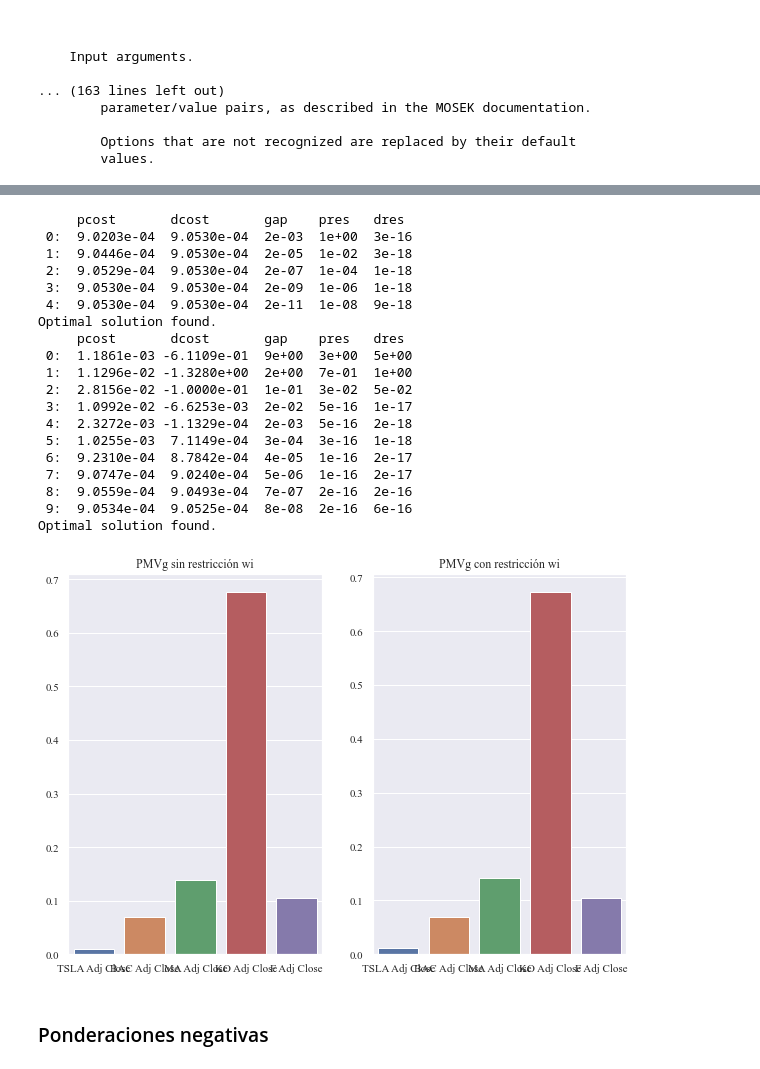
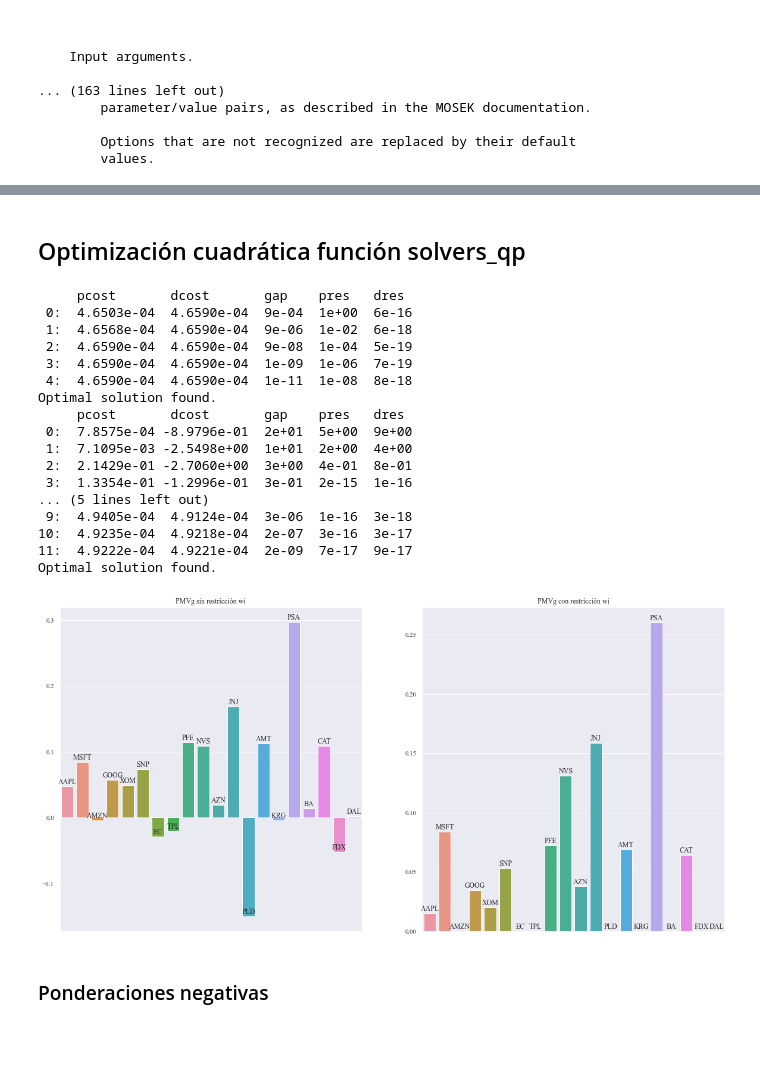
Before and after one commit to Mr-UMiguel/UExternado, a Jupyter notebook: TP/Taller1.ipynb, the cells around one changed output, grey strips where cells are left out. Drawn from its saved outputs; the diff is of its cells as text; code cells hidden in the pictures; blank space fills up the shorter version.

Commit message:
Parcial Teoría de portafolios

```diff
--- a/TP/Taller1.ipynb
+++ b/TP/Taller1.ipynb
@@ -71,3 +130,3 @@ prices = get_data(symbols=['TSLA','BAC','MA','KO','F'],start_date="2011-11-30",e
 # %%
-returns = get_data(symbols=['TSLA','BAC','MA','KO','F'],start_date="2011-11-30",end_date="2022-01-31",frequency='M').returns(return_type="log",plot=True)
+returns = get_data(symbols=symbols,start_date="2011-11-30",end_date="2022-01-31",frequency='M').returns(return_type="log",plot=True)
 # %% [output]
@@ -98,4 +198,4 @@ retornos = returns
 # %%
-rpmv, sigmapmv ,wpmv  = PMV(returns=retornos).mv().pmv
-PMV(returns=retornos).mv().plot(include_assets=True)
+rpmv, sigmapmv ,wpmv  = PMV(returns=returns).mv().pmv
+PMV(returns=returns).mv().plot(include_assets=True)
 # %% [output]
@@ -181,8 +322,8 @@ qp(P, q, G=None, h=None, A=None, b=None, solver=None, kktsolver=None, initvals=N
         Options that are not recognized are replaced by their default
         values.
 # %%
-vcov = np.matrix(retornos.cov())
-mu =  np.array(retornos.agg(np.mean))
+vcov = np.matrix(returns.cov())
+mu =  np.array(returns.agg(np.mean))
 # %%
 print(f"""
 Matriz de varianzas y covarianzas
@@ -216,3 +359,5 @@ Portafolio de mínima varianza o retorno objetivo
+# %% [markdown]
+## Optimización cuadrática función solvers_qp
 # %%
 def solvers_qp(vcov,mu,optimal_portfolio,inequality=False,):
     """
@@ -253,7 +398,7 @@ def solvers_qp(vcov,mu,optimal_portfolio,inequality=False,):
                         puede ser el retorno del portafolio de mínima varianza global o el portafolio
                         óptimo de sharp
 
-    inequality : bool -> False si w'1 = 1 o True si w'1 >= 0
+    inequality : bool , default = False si w'1 = 1 o True si w'1 >= 0
 
     Ejemplo:
     -------------------------------------------------------------------
@@ -306,38 +451,48 @@ def solvers_qp(vcov,mu,optimal_portfolio,inequality=False,):
     response = np.array(solvers.qp(P=P,q=q,G=G,h=h,show_progress=False)['x']).reshape(-1)
     return response
 # %%
-returns = retornos
+## Resultados de la optimización
+
+## portafolio de mínima varianza global con y sin restricciones
 solv_nwi = solvers_qp(vcov = vcov, mu = mu, optimal_portfolio=rpmv, inequality=False)
 solv_wi = solvers_qp(vcov = vcov, mu = mu, optimal_portfolio=rpmv, inequality=True)
 
-fig, axes = plt.subplots(1,2,figsize=(10,7))
-sns.barplot(ax=axes[0],x=returns.columns,y=solv_nwi)
-axes[0].set_title('PMVg sin restricción wi')
+fig, axes = plt.subplots(1,2,figsize=(20,10))
+ax1 = sns.barplot(ax=axes[0],x=returns.columns,y=solv_nwi)
+for p,name in zip(ax1.patches,returns.columns):
+    ax1.annotate(name,(p.get_x() + p.get_width() / 2., p.get_height()),
+                ha='center', va='center',
+                xytext=(0, 7), textcoords='offset points')
+ax1.set_title('PMVg sin restricción wi')
+ax1.set(xticklabels=[])
 
-sns.barplot(ax=axes[1],x=returns.columns,y=solv_wi)
+ax2 = sns.barplot(ax=axes[1],x=returns.columns,y=solv_wi)
+for p,name in zip(ax2.patches,returns.columns):
+    ax2.annotate(name,(p.get_x() + p.get_width() / 2., p.get_height()),
+                ha='center', va='center',
+                xytext=(0, 7), textcoords='offset points')
 axes[1].set_title('PMVg con restricción wi')
+ax2.set(xticklabels=[])
 plt.show()
 # %% [output]
      pcost       dcost       gap    pres   dres
- 0:  9.0203e-04  9.0530e-04  2e-03  1e+00  3e-16
- 1:  9.0446e-04  9.0530e-04  2e-05  1e-02  3e-18
- 2:  9.0529e-04  9.0530e-04  2e-07  1e-04  1e-18
- 3:  9.0530e-04  9.0530e-04  2e-09  1e-06  1e-18
- 4:  9.0530e-04  9.0530e-04  2e-11  1e-08  9e-18
+ 0:  4.6503e-04  4.6590e-04  9e-04  1e+00  6e-16
+ 1:  4.6568e-04  4.6590e-04  9e-06  1e-02  6e-18
+ 2:  4.6590e-04  4.6590e-04  9e-08  1e-04  5e-19
+ 3:  4.6590e-04  4.6590e-04  1e-09  1e-06  7e-19
+ 4:  4.6590e-04  4.6590e-04  1e-11  1e-08  8e-18
 Optimal solution found.
      pcost       dcost       gap    pres   dres
- 0:  1.1861e-03 -6.1109e-01  9e+00  3e+00  5e+00
- 1:  1.1296e-02 -1.3280e+00  2e+00  7e-01  1e+00
- 2:  2.8156e-02 -1.0000e-01  1e-01  3e-02  5e-02
- 3:  1.0992e-02 -6.6253e-03  2e-02  5e-16  1e-17
- 4:  2.3272e-03 -1.1329e-04  2e-03  5e-16  2e-18
- 5:  1.0255e-03  7.1149e-04  3e-04  3e-16  1e-18
- 6:  9.2310e-04  8.7842e-04  4e-05  1e-16  2e-17
- 7:  9.0747e-04  9.0240e-04  5e-06  1e-16  2e-17
- 8:  9.0559e-04  9.0493e-04  7e-07  2e-16  2e-16
- 9:  9.0534e-04  9.0525e-04  8e-08  2e-16  6e-16
+ 0:  7.8575e-04 -8.9796e-01  2e+01  5e+00  9e+00
+ 1:  7.1095e-03 -2.5498e+00  1e+01  2e+00  4e+00
+ 2:  2.1429e-01 -2.7060e+00  3e+00  4e-01  8e-01
+ 3:  1.3354e-01 -1.2996e-01  3e-01  2e-15  1e-16
+... (5 lines left out)
+ 9:  4.9405e-04  4.9124e-04  3e-06  1e-16  3e-18
+10:  4.9235e-04  4.9218e-04  2e-07  3e-16  3e-17
+11:  4.9222e-04  4.9221e-04  2e-09  7e-17  9e-17
 Optimal solution found.
-[figure, old version]
+[figure, new version]
 # %% [markdown]
 ### Ponderaciones negativas
 # %% [markdown]
```
Also changed, not shown: parts of 37 cells of this notebook, 3 other files.
